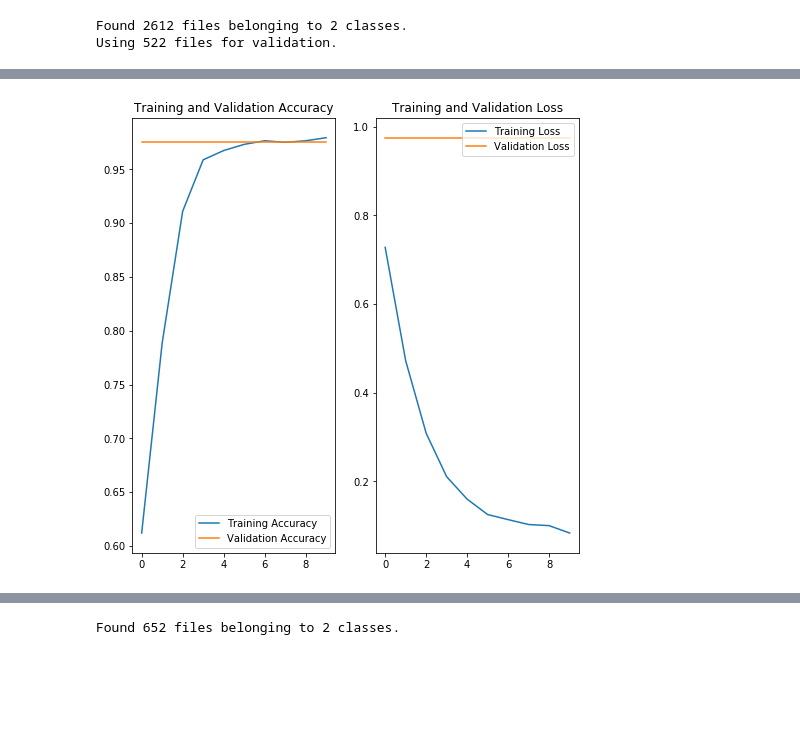
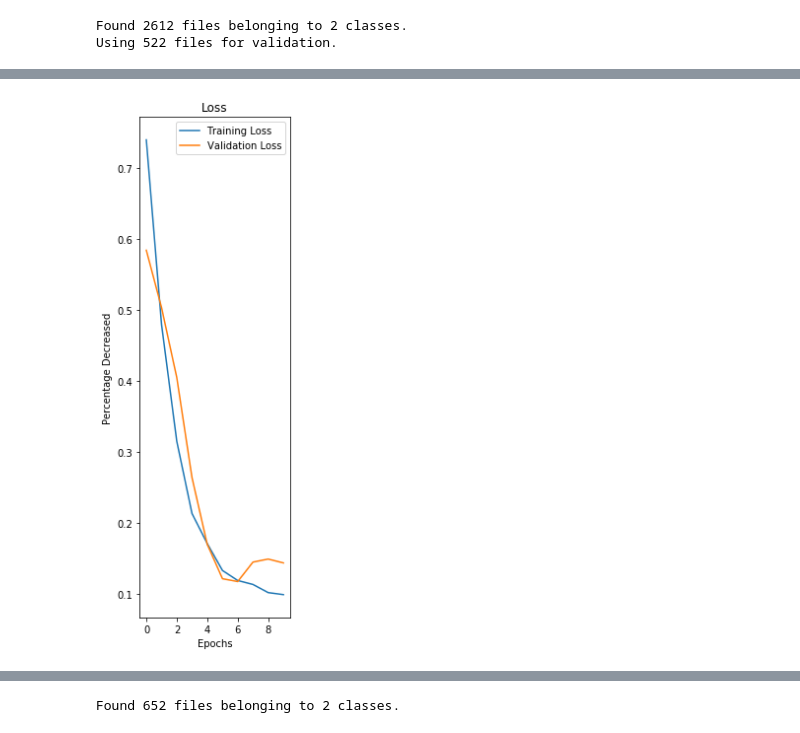
Before and after one commit to ksteve28/Forget-Me-Not-Alzheimer-s-Image-Analysis-Using-A-CNN, a Jupyter notebook: notebooks/Cnn_tester.ipynb, the cells around one changed output, grey strips where cells are left out. Saved outputs shown, nothing was run; the diff lists cells and outputs as text; code cells hidden in the pictures; blank space fills up the shorter version.

```diff
--- a/notebooks/Cnn_tester.ipynb
+++ b/notebooks/Cnn_tester.ipynb
@@ -167,27 +281,26 @@ Epoch 10/10
 # %%
-acc = history.history['accuracy']
-val_acc = history.history['val_accuracy']
-recall = history.history['recall']
-# false_neg = history.history['false_negatives']
+def graph_loss():
+    acc = history.history['accuracy']
+    val_acc = history.history['val_accuracy']
+    recall = history.history['recall']
+    precision = history.history['precision']
+    false_neg = history.history['false_negatives_7']
+    loss = history.history['loss']
+    val_loss = history.history['val_loss']
 
-
-loss = history.history['loss']
-val_loss = history.history['val_accuracy']
-
-epochs_range = range(epoch)
-
-plt.figure(figsize=(8, 8))
-plt.subplot(1, 2, 1)
-plt.plot(epochs_range, acc, label='Training Accuracy')
-plt.plot(epochs_range, val_acc, label='Validation Accuracy')
-plt.legend(loc='lower right')
-plt.title('Training and Validation Accuracy')
-
-plt.subplot(1, 2, 2)
-plt.plot(epochs_range, loss, label='Training Loss')
-plt.plot(epochs_range, val_loss, label='Validation Loss')
-plt.legend(loc='upper right')
-plt.title('Training and Validation Loss')
-plt.show()
+    epochs_range = range(epoch)
+    plt.figure(figsize=(8,8))
+    plt.subplot(1, 3, 2)
+    plt.plot(epochs_range, loss, label='Training Loss')
+    plt.plot(epochs_range, val_loss, label='Validation Loss')
+    plt.legend(loc='upper right')
+    plt.xlabel('Epochs')
+    plt.ylabel('Percentage Decreased')
+    plt.title('Loss')
+    plt.savefig('../images/loss.jpg')
+    plt.tight_layout()
+    plt.show()
-# %% [output]
-[figure, removed]
+# %%
+graph_loss()
+# %% [output]
+[figure, added]
```
Also changed, not shown: parts of 13 cells of this notebook, 8 other files.
